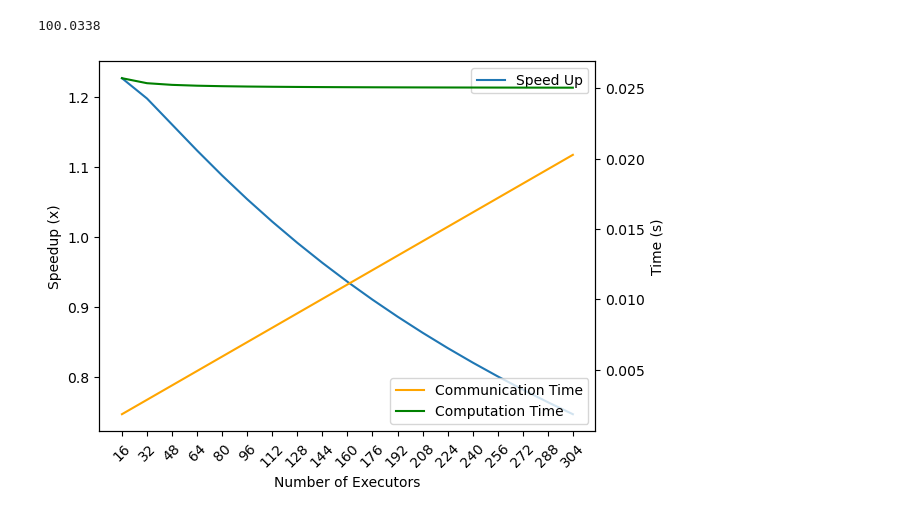
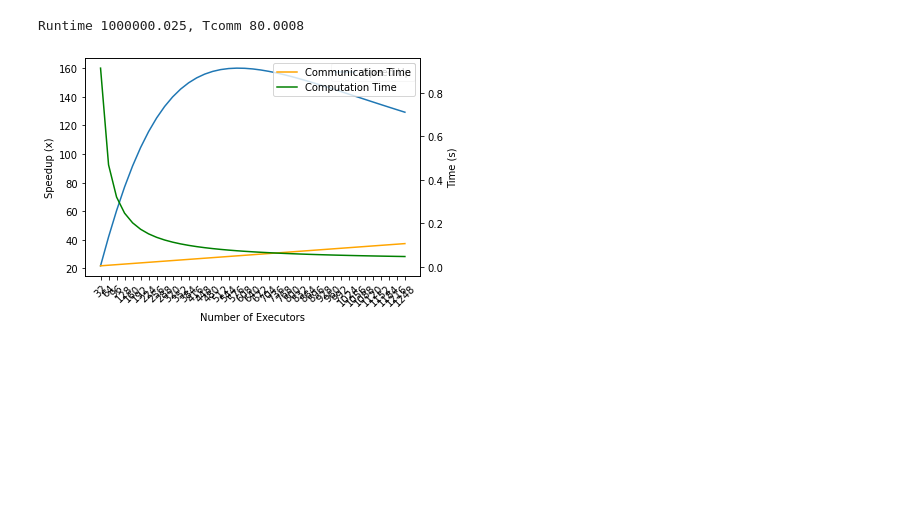
Before and after one commit to PrimeMinisterOfGreed/DistributedCrack, a Jupyter notebook: doc/proposal/simulations.ipynb, the cells around one changed output. Drawn from its saved outputs; the diff is of its cells as text; code cells hidden in the pictures; blank space fills up the shorter version.

Commit message:
add cost parameter

```diff
--- a/doc/proposal/simulations.ipynb
+++ b/doc/proposal/simulations.ipynb
@@ -5,13 +5,13 @@ from dataclasses import dataclass
 # %%
 
 
-from typing import Iterable
+from typing import Iterable, Sized
 
 
 @dataclass
 class SimulationParameters:
     executors: int
-    transaction_time : float
+    round_trip_time : float
     database_size: int
     passwords_size: int
     mean_password_chars: int
@@ -32,6 +32,7 @@ class SimulationResult:
     efficiency : float
     database_size : int
     password_size : int
+    cost: float
     executors: int
     pass
 
@@ -40,14 +41,13 @@ class Simulation:
         self.p = params
         pass
 
-    def execute(self, executors: Iterable[int], database_size: Iterable)-> list[list[SimulationResult]]:
-        results = []
+    def execute(self, executors, database_size)-> np.ndarray:
+        results = np.empty((len(database_size),len(executors)),dtype=object)
         oldparams = self.p
-        for i in database_size:
-            instance = []
-            for p in executors:
-                self.p.executors = p
-                self.p.database_size = i
+        for i,ds in enumerate(database_size):
+            for j,ex in enumerate(executors):
+                self.p.executors = ex
+                self.p.database_size = ds
                 result = SimulationResult(
                     total_time=self.runtime(),
                     comm_time=self.t_comm(),
@@ -57,11 +57,11 @@ class Simulation:
                     database_size=self.p.database_size,
                     password_size=self.p.passwords_size,
                     executors=self.p.executors,
-                    efficiency=self.efficiency()
+                    efficiency=self.efficiency(),
+                    cost= self.runtime() *  self.p.executors
                 )
-                instance.append(result)
+                results[i,j] = result
                 pass
-            results.append(instance)
         self.p = oldparams
         return results
 
@@ -93,18 +93,18 @@ class Simulation:
 
 md5_sim_param = SimulationParameters(
     executors=1,
-    transaction_time=1*10**-8,
+    round_trip_time=1*10**-5,
     database_size=100000,
     passwords_size=10000,
     mean_password_chars=16,
     mean_hash_time=2.5*10**-6,
-    network_velocity=25*10**8,  # GB/s
-    disk_velocity=2*10**8,       # GB/s
+    network_velocity=2.5*10**9,  # GB/s
+    disk_velocity=200*10**6,       # MB/s
     cpu_speed=1.8*10**9,            # GHz
     hash_size=16                   # bytes
 )
 # %%
-class BaseSimulation(Simulation):
+class SequentialSimulation(Simulation):
     def t_seq_comm(self) -> float:
         return self.L(self.p.database_size*self.p.hash_size) + self.L(self.p.passwords_size*self.p.mean_password_chars)
 
@@ -119,43 +119,43 @@ class BaseSimulation(Simulation):
         return self.t_seq_comp()
     pass
 
-
-print(BaseSimulation(md5_sim_param).runtime())
+sim = SequentialSimulation(md5_sim_param).execute([x for x in range(1,100)],[10**i for i in range(1,10)])
+print(f"Runtime {sim[8,0].comp_time}, Tcomm {sim[8,0].comm_time}")
 # %% [output]
-100.0338
+Runtime 1000000.025, Tcomm 80.0008
 # %%
 from matplotlib.pyplot import xlabel, ylabel
 
-class LinearSimulation(BaseSimulation):
+class LinearSimulation(SequentialSimulation):
     def t_comm(self) -> float:
-        return self.L(self.p.passwords_size*self.p.mean_password_chars) + self.L(self.p.database_size*self.p.hash_size) + self.S(self.p.passwords_size*self.p.mean_password_chars) * self.p.executors + self.S(self.p.database_size*self.p.hash_size/self.p.executors)+ 2 * self.p.transaction_time * self.p.executors
+        return self.L(self.p.passwords_size*self.p.mean_password_chars) + self.L(self.p.database_size*self.p.hash_size) + self.S(self.p.passwords_size*self.p.mean_password_chars) * self.p.executors + self.S(self.p.database_size*self.p.hash_size/self.p.executors)+ 2 * self.p.round_trip_time * self.p.executors
     def t_comp(self) -> float:
         return self.H(self.p.passwords_size) + ((self.p.database_size * self.p.hash_size /self.p.executors) * self.p.passwords_size*self.p.hash_size) /self.p.cpu_speed
     pass
 
 
 
-scale = LinearSimulation(md5_sim_param).execute([16*i for i in range(1,20)], [2**i for i in range(10,40)])
+scale = LinearSimulation(md5_sim_param).execute([32*i for i in range(1,40)], [1000*i for i in range(20,400)])
 
 def plot_speedup(scale,index):
 # set labels in plot
     xlabel('Number of Executors')
     ylabel('Speedup (x)')
     plt.plot([x for x in range(len(scale[index]))], [x.speedup for x in scale[index]] , label='Speed Up')
     # add to x the correct labels
     plt.xticks([x for x in range(len(scale[index]))], [f"{int(s.executors)}" for s in scale[index]], rotation=45)
     plt.legend()
     # add third axis
     plt.twinx()
     plt.ylabel('Time (s)')
     plt.plot([x for x in range(len(scale[index]))], [s.comm_time for s in scale[index]], label='Communication Time', color='orange')
     plt.plot([x for x in range(len(scale[index]))], [s.comp_time for s in scale[index]], label='Computation Time', color='green')
     plt.legend()
     plt.show()
 
 plot_speedup(scale,0)  # Plot for the first instance of scale
 # %% [output]
-[figure, old version]
+[figure, new version]
 # %%
 def plot_cc_ratio(scale,index):
     plt.plot([x for x in range(len(scale[index]))], [s.cc_ratio for s in scale[index]], label='Communication/Computation Ratio')
```
Also changed, not shown: parts of 5 cells of this notebook, 1 other file.
